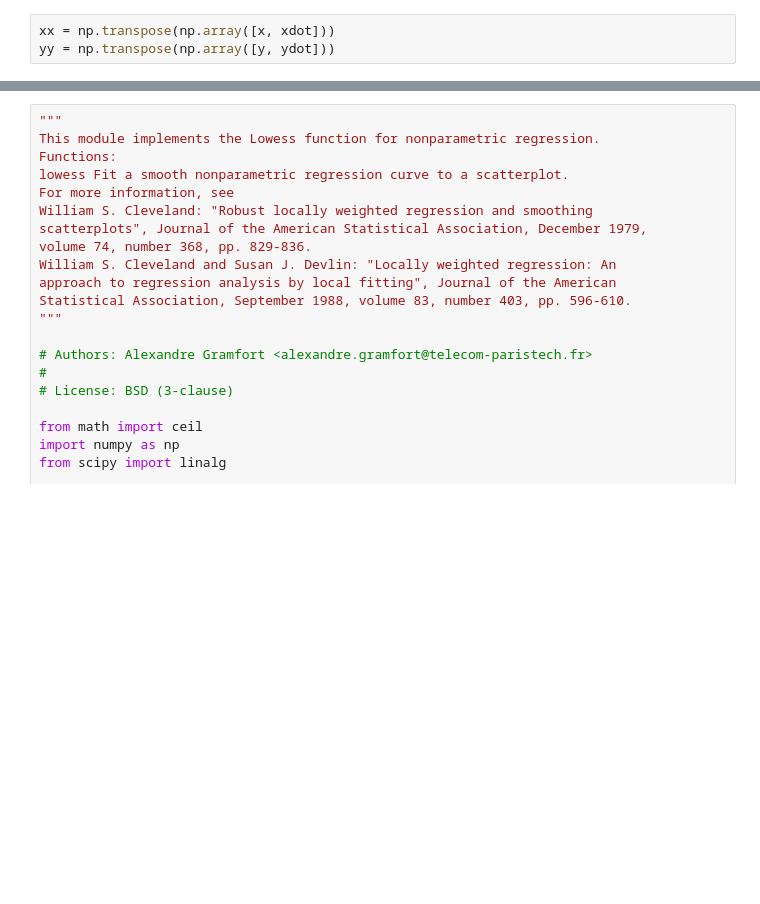
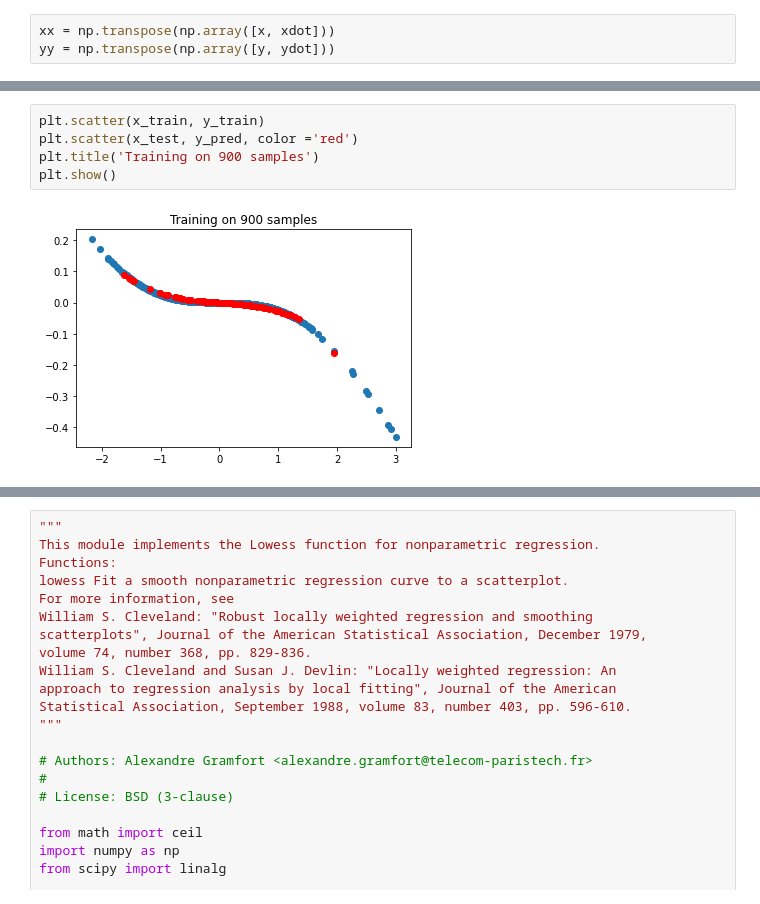
Before and after one commit to LEConger/CS159-project, a Jupyter notebook: local_regression_playground.ipynb, the cells around one changed output, grey strips where cells are left out. Drawn from its saved outputs; the diff is of its cells as text; blank space fills up the shorter version.

```diff
--- a/local_regression_playground.ipynb
+++ b/local_regression_playground.ipynb
@@ -15,0 +162,7 @@ yy = np.transpose(np.array([y, ydot]))
+# %%
+plt.scatter(x_train, y_train)
+plt.scatter(x_test, y_pred, color ='red')
+plt.title('Training on 900 samples')
+plt.show()
+# %% [output]
+[figure, added]
```
Also changed, not shown: parts of 32 cells of this notebook, 2 other files.
